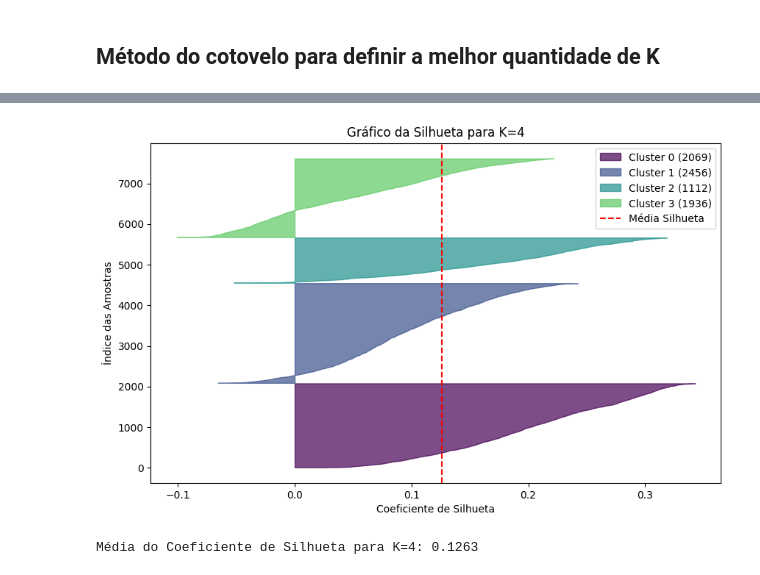
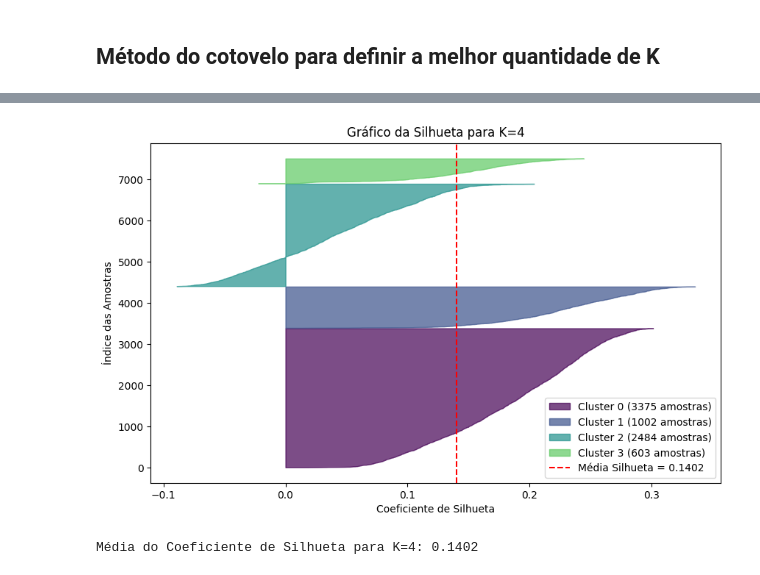
Before and after one commit to rodrigosantana24/projeto-pisi3, a Jupyter notebook: Clusterizacao_main.ipynb, the cells around one changed output, grey strips where cells are left out. Drawn from its saved outputs; the diff is of its cells as text; code cells hidden in the pictures.

```diff
--- a/Clusterizacao_main.ipynb
+++ b/Clusterizacao_main.ipynb
@@ -24,10 +24,15 @@ features_numericas = [
     'runtime',          # duração do filme
     'vote_average',     # média dos votos
     'release_year',     # ano de lançamento
+    'vote_count',
     'release_month',    # mês de lançamento
     # gêneros binarizados (one-hot encoding)
     'Action', 'Adventure', 'Comedy', 'Crime', 'Drama', 'Family', 'Fantasy',
-    'Horror', 'Mystery', 'Outros', 'Romance', 'Science Fiction', 'Thriller'
+    'Horror', 'Mystery', 'Outros', 'Romance', 'Thriller', 'Science Fiction',
 ]
 
-X_numerico = df[features_numericas]
+features_numericas += [col for col in df.columns if col.startswith('continent_')]
+display(df.columns)
+
+scaler = StandardScaler()
+X_numerico = scaler.fit_transform(df[features_numericas])
@@ -157,35 +171,32 @@ Clusters com poucos filmes geralmente agrupam obras com características muito d
 # %%
-# Calcular os valores de silhueta para K=4
-X_scaled = StandardScaler().fit_transform(X_numerico)
-labels_4 = df['cluster_4']  # ou use labels_4 diretamente, se ainda estiver em memória
+silhouette_vals = silhouette_samples(X_numerico, labels_4)
+silhouette_avg = silhouette_score(X_numerico, labels_4)
 
-silhouette_vals = silhouette_samples(X_scaled, labels_4)
-silhouette_avg = silhouette_score(X_scaled, labels_4)
-
-# Plotar o gráfico da silhueta
 plt.figure(figsize=(10, 6))
 y_lower = 10
-for i in range(4):
+
+for i in range(4):  # para cada cluster
     ith_cluster_silhouette_values = silhouette_vals[labels_4 == i]
     ith_cluster_silhouette_values.sort()
     size_cluster_i = ith_cluster_silhouette_values.shape[0]
     y_upper = y_lower + size_cluster_i
 
     color = plt.cm.viridis(float(i) / 4)
     plt.fill_betweenx(np.arange(y_lower, y_upper),
                       0, ith_cluster_silhouette_values,
                       facecolor=color, edgecolor=color, alpha=0.7,
-                      label=f'Cluster {i} ({size_cluster_i})')
+                      label=f'Cluster {i} ({size_cluster_i} amostras)')
+
     y_lower = y_upper + 10  # espaço entre clusters
 
-plt.axvline(x=silhouette_avg, color="red", linestyle="--", label='Média Silhueta')
+plt.axvline(x=silhouette_avg, color="red", linestyle="--", label=f'Média Silhueta = {silhouette_avg:.4f}')
 plt.xlabel("Coeficiente de Silhueta")
 plt.ylabel("Índice das Amostras")
 plt.title("Gráfico da Silhueta para K=4")
 plt.legend(loc='best')
 plt.show()
 
 print(f"Média do Coeficiente de Silhueta para K=4: {silhouette_avg:.4f}")
 # %% [output]
-[figure, old version]
+[figure, new version]
-Média do Coeficiente de Silhueta para K=4: 0.1263
+Média do Coeficiente de Silhueta para K=4: 0.1402
```
Also changed, not shown: parts of 4 cells of this notebook, 1 other file.
